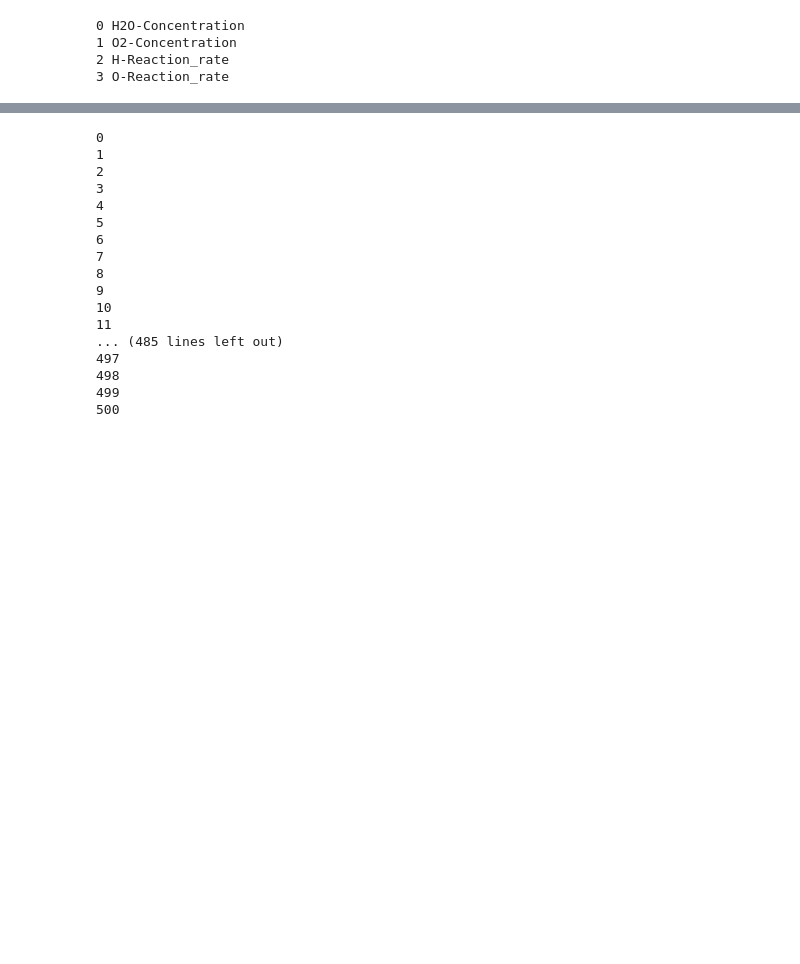
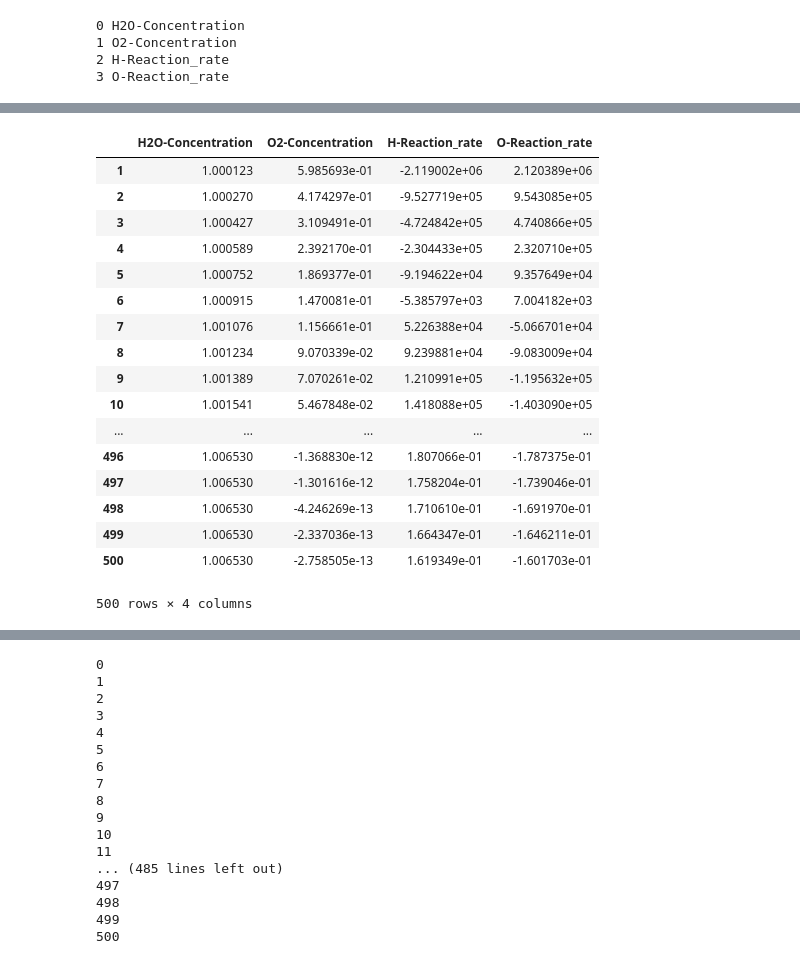
Before and after one commit to cs207group4/cs207-FinalProject, a Jupyter notebook: demo_notebook/Chemviz.ipynb, the cells around one changed output, grey strips where cells are left out. Saved outputs shown, nothing was run; the diff lists cells and outputs as text; code cells hidden in the pictures; blank space fills up the shorter version.

```diff
--- a/demo_notebook/Chemviz.ipynb
+++ b/demo_notebook/Chemviz.ipynb
@@ -20,0 +36,21 @@ import matplotlib as plt
+# %%
+(cs.df)
+# %% [output]
+|  | H2O-Concentration | O2-Concentration | H-Reaction_rate | O-Reaction_rate |
+| 1 | 1.000123 | 5.985693e-01 | -2.119002e+06 | 2.120389e+06 |
+| 2 | 1.000270 | 4.174297e-01 | -9.527719e+05 | 9.543085e+05 |
+| 3 | 1.000427 | 3.109491e-01 | -4.724842e+05 | 4.740866e+05 |
+| 4 | 1.000589 | 2.392170e-01 | -2.304433e+05 | 2.320710e+05 |
+| 5 | 1.000752 | 1.869377e-01 | -9.194622e+04 | 9.357649e+04 |
+| 6 | 1.000915 | 1.470081e-01 | -5.385797e+03 | 7.004182e+03 |
+| 7 | 1.001076 | 1.156661e-01 | 5.226388e+04 | -5.066701e+04 |
+| 8 | 1.001234 | 9.070339e-02 | 9.239881e+04 | -9.083009e+04 |
+| 9 | 1.001389 | 7.070261e-02 | 1.210991e+05 | -1.195632e+05 |
+| 10 | 1.001541 | 5.467848e-02 | 1.418088e+05 | -1.403090e+05 |
+| ... | ... | ... | ... | ... |
+| 496 | 1.006530 | -1.368830e-12 | 1.807066e-01 | -1.787375e-01 |
+| 497 | 1.006530 | -1.301616e-12 | 1.758204e-01 | -1.739046e-01 |
+| 498 | 1.006530 | -4.246269e-13 | 1.710610e-01 | -1.691970e-01 |
+| 499 | 1.006530 | -2.337036e-13 | 1.664347e-01 | -1.646211e-01 |
+| 500 | 1.006530 | -2.758505e-13 | 1.619349e-01 | -1.601703e-01 |
+500 rows × 4 columns
```
Also changed, not shown: parts of 10 cells of this notebook.
